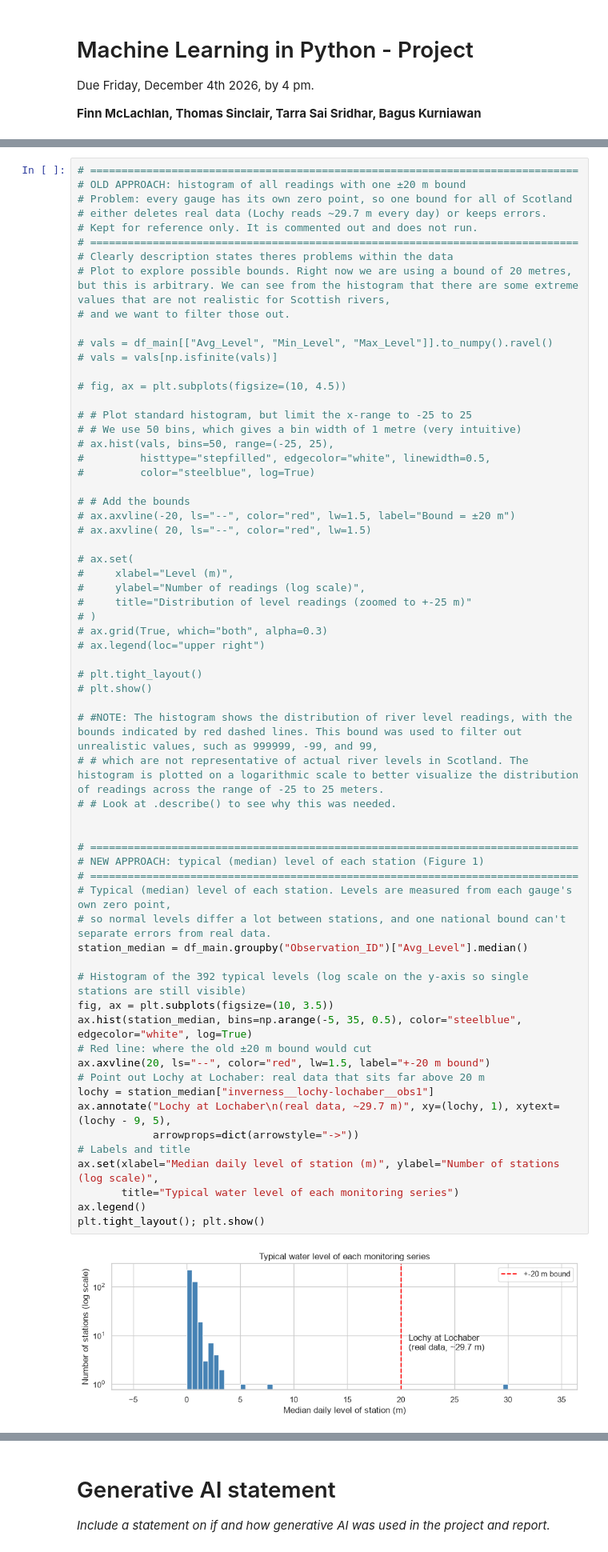
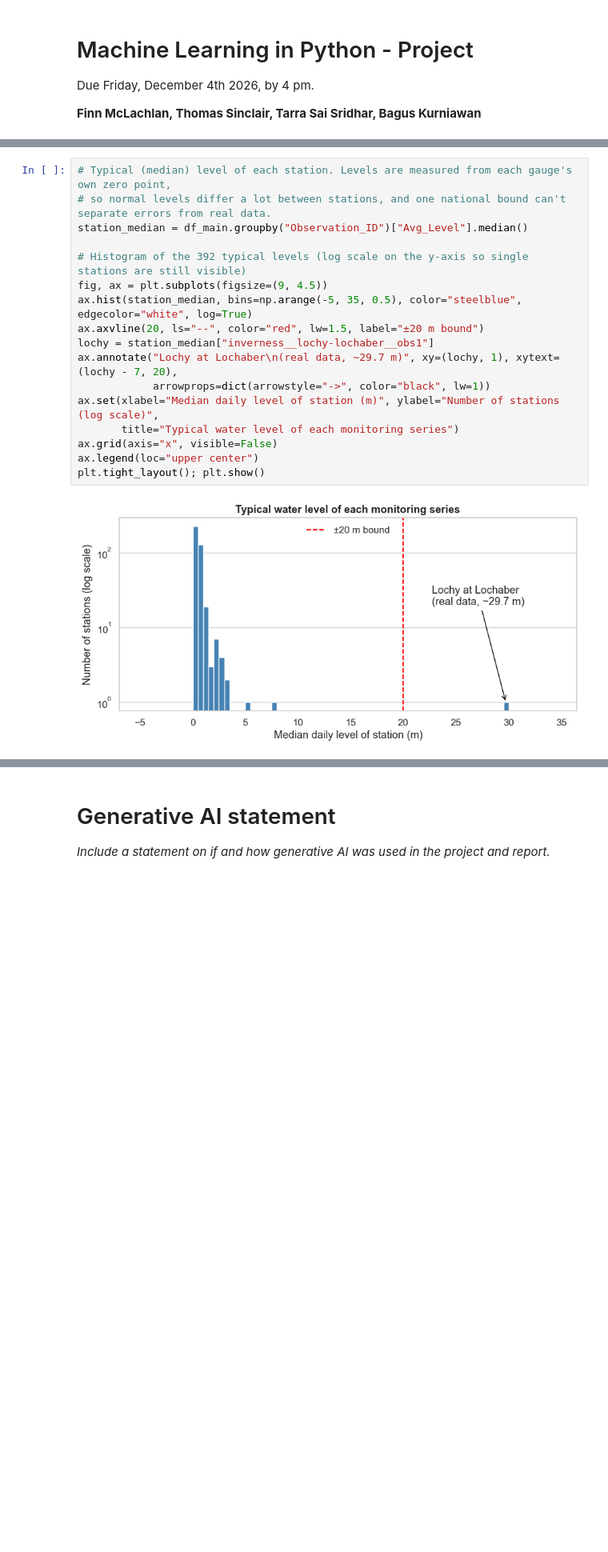
Before and after one commit to Finnmc3/ML-Project, a Jupyter notebook: Data and notebook/project.ipynb, the cells around one changed output, grey strips where cells are left out. Shown at 80% size. Drawn from its saved outputs; the diff is of its cells as text; blank space fills up the shorter version.

Commit message:
Final report: simplified classification, clean figures, filled-in results

```diff
--- a/Data and notebook/project.ipynb
+++ b/Data and notebook/project.ipynb
@@ -256,66 +118,20 @@ Continuing on from the implausable values, we recognised them as errors codes wh
 # %%
-# ==============================================================================
-# OLD APPROACH: histogram of all readings with one ±20 m bound
-# Problem: every gauge has its own zero point, so one bound for all of Scotland
-# either deletes real data (Lochy reads ~29.7 m every day) or keeps errors.
-# Kept for reference only. It is commented out and does not run.
-# ==============================================================================
-# Clearly description states theres problems within the data
-# Plot to explore possible bounds. Right now we are using a bound of 20 metres, but this is arbitrary. We can see from the histogram that there are some extreme values that are not realistic for Scottish rivers,
-# and we want to filter those out.
-
-# vals = df_main[["Avg_Level", "Min_Level", "Max_Level"]].to_numpy().ravel()
-# vals = vals[np.isfinite(vals)]
-
-# fig, ax = plt.subplots(figsize=(10, 4.5))
-
-# # Plot standard histogram, but limit the x-range to -25 to 25
-# # We use 50 bins, which gives a bin width of 1 metre (very intuitive)
-# ax.hist(vals, bins=50, range=(-25, 25),
-#         histtype="stepfilled", edgecolor="white", linewidth=0.5,
-#         color="steelblue", log=True)
-
-# # Add the bounds
-# ax.axvline(-20, ls="--", color="red", lw=1.5, label="Bound = ±20 m")
-# ax.axvline( 20, ls="--", color="red", lw=1.5)
-
-# ax.set(
-#     xlabel="Level (m)",
-#     ylabel="Number of readings (log scale)",
-#     title="Distribution of level readings (zoomed to +-25 m)"
-# )
-# ax.grid(True, which="both", alpha=0.3)
-# ax.legend(loc="upper right")
-
-# plt.tight_layout()
-# plt.show()
-
-# #NOTE: The histogram shows the distribution of river level readings, with the bounds indicated by red dashed lines. This bound was used to filter out unrealistic values, such as 999999, -99, and 99,
-# # which are not representative of actual river levels in Scotland. The histogram is plotted on a logarithmic scale to better visualize the distribution of readings across the range of -25 to 25 meters.
-# # Look at .describe() to see why this was needed.
-
-
-# ==============================================================================
-# NEW APPROACH: typical (median) level of each station (Figure 1)
-# ==============================================================================
 # Typical (median) level of each station. Levels are measured from each gauge's own zero point,
 # so normal levels differ a lot between stations, and one national bound can't separate errors from real data.
 station_median = df_main.groupby("Observation_ID")["Avg_Level"].median()
 
 # Histogram of the 392 typical levels (log scale on the y-axis so single stations are still visible)
-fig, ax = plt.subplots(figsize=(10, 3.5))
+fig, ax = plt.subplots(figsize=(9, 4.5))
 ax.hist(station_median, bins=np.arange(-5, 35, 0.5), color="steelblue", edgecolor="white", log=True)
-# Red line: where the old ±20 m bound would cut
-ax.axvline(20, ls="--", color="red", lw=1.5, label="+-20 m bound")
-# Point out Lochy at Lochaber: real data that sits far above 20 m
+ax.axvline(20, ls="--", color="red", lw=1.5, label="±20 m bound")
 lochy = station_median["inverness__lochy-lochaber__obs1"]
-ax.annotate("Lochy at Lochaber\n(real data, ~29.7 m)", xy=(lochy, 1), xytext=(lochy - 9, 5),
-            arrowprops=dict(arrowstyle="->"))
-# Labels and title
+ax.annotate("Lochy at Lochaber\n(real data, ~29.7 m)", xy=(lochy, 1), xytext=(lochy - 7, 20),
+            arrowprops=dict(arrowstyle="->", color="black", lw=1))
 ax.set(xlabel="Median daily level of station (m)", ylabel="Number of stations (log scale)",
        title="Typical water level of each monitoring series")
-ax.legend()
+ax.grid(axis="x", visible=False)
+ax.legend(loc="upper center")
 plt.tight_layout(); plt.show()
 # %% [output]
-[figure, old version]
+[figure, new version]
 # %% [markdown]
```
Also changed, not shown: parts of 62 cells of this notebook.
